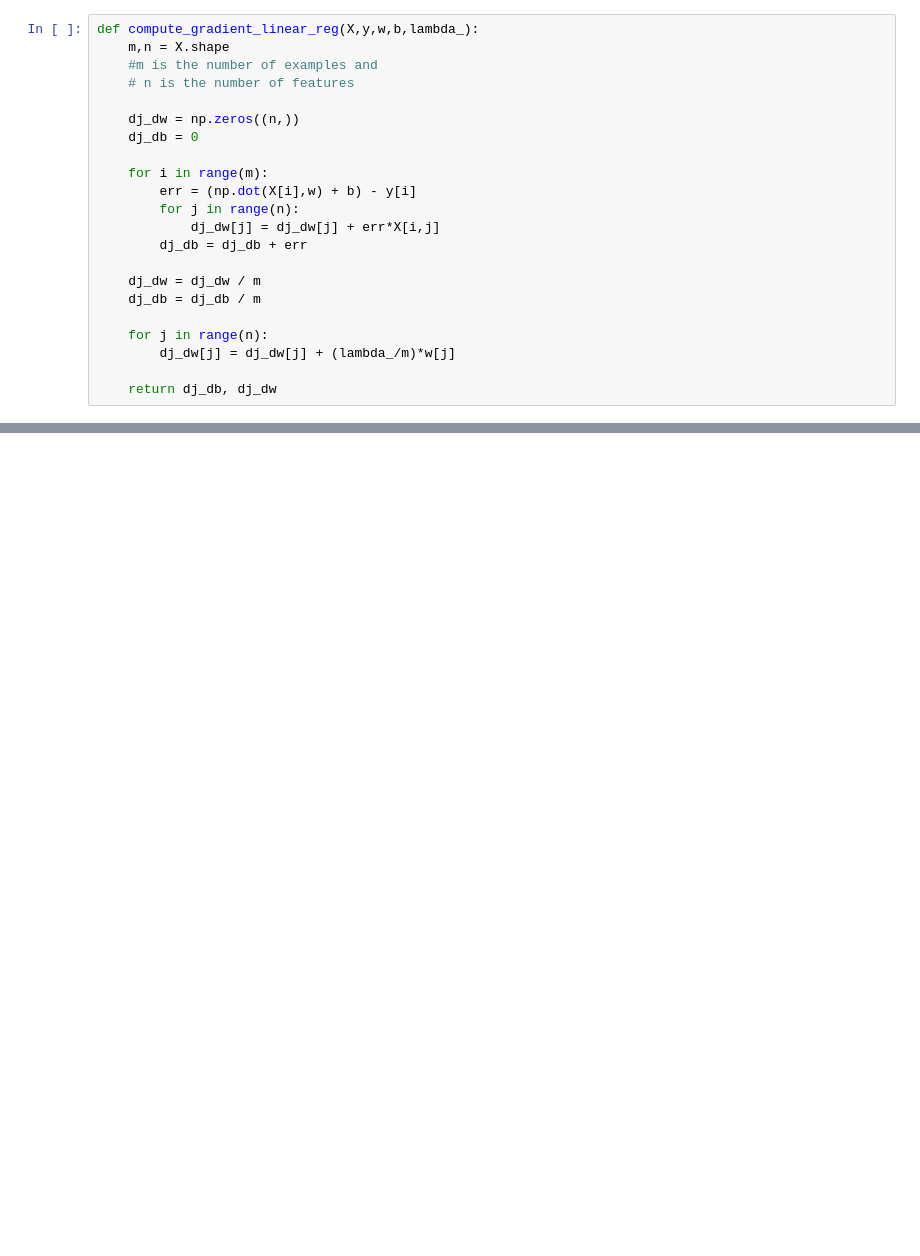
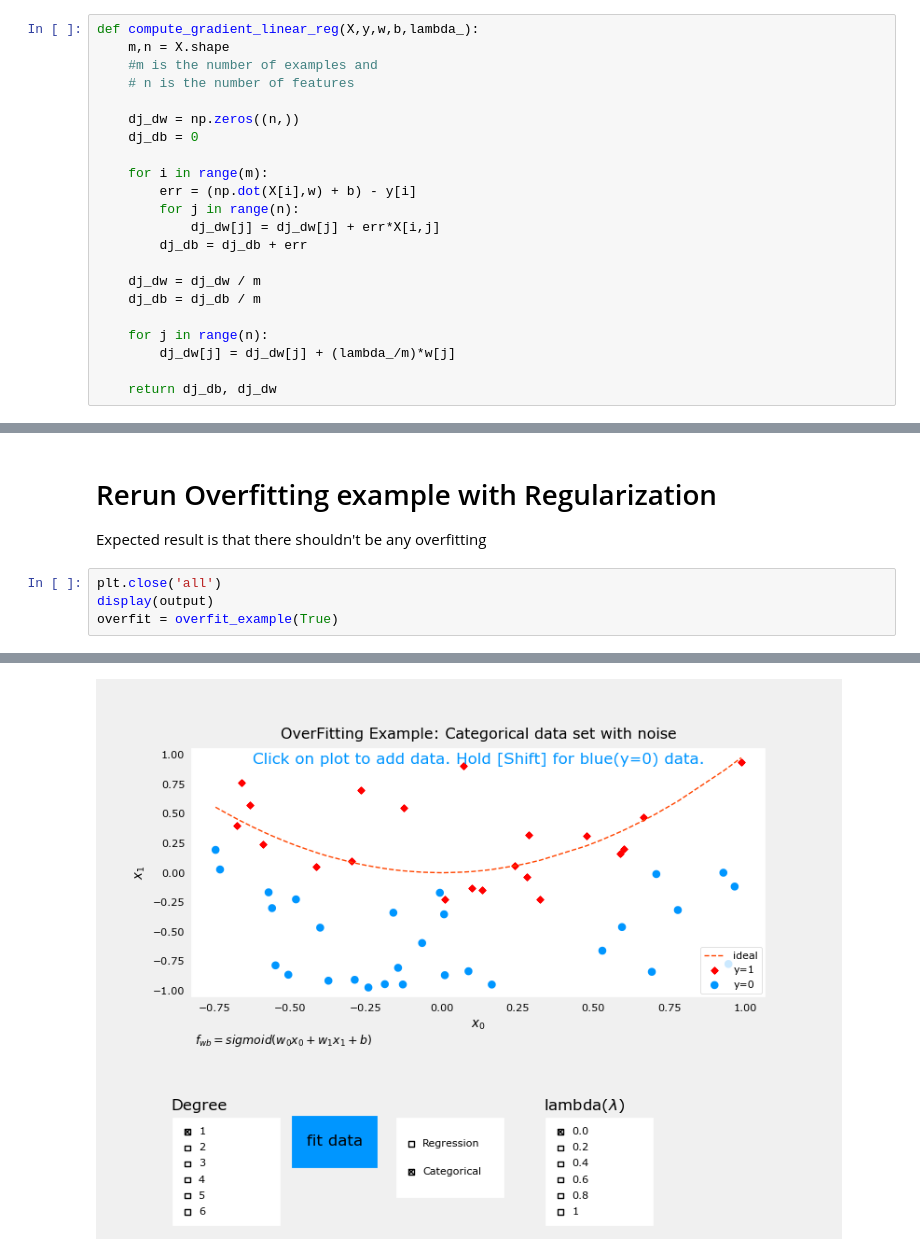
Before and after one commit to amansingh202/python_learning, a Jupyter notebook: week03_lab09.ipynb, the cells around one changed output, grey strips where cells are left out. Cells and saved outputs as stored; diff of their text form; blank space fills up the shorter version.

Commit message:
Overfitting example with Regularization

```diff
--- a/week03_lab09.ipynb
+++ b/week03_lab09.ipynb
@@ -82,0 +126,8 @@ dj_dw :
+# %% [markdown]
+# Rerun Overfitting example with Regularization
+Expected result is that there shouldn't be any overfitting
+# %%
+plt.close('all')
+display(output)
+overfit = overfit_example(True)
+# %% [output]
@@ -82,0 +135 @@ dj_dw :
+[figure, added]
```
Also changed, not shown: parts of 7 cells of this notebook.
